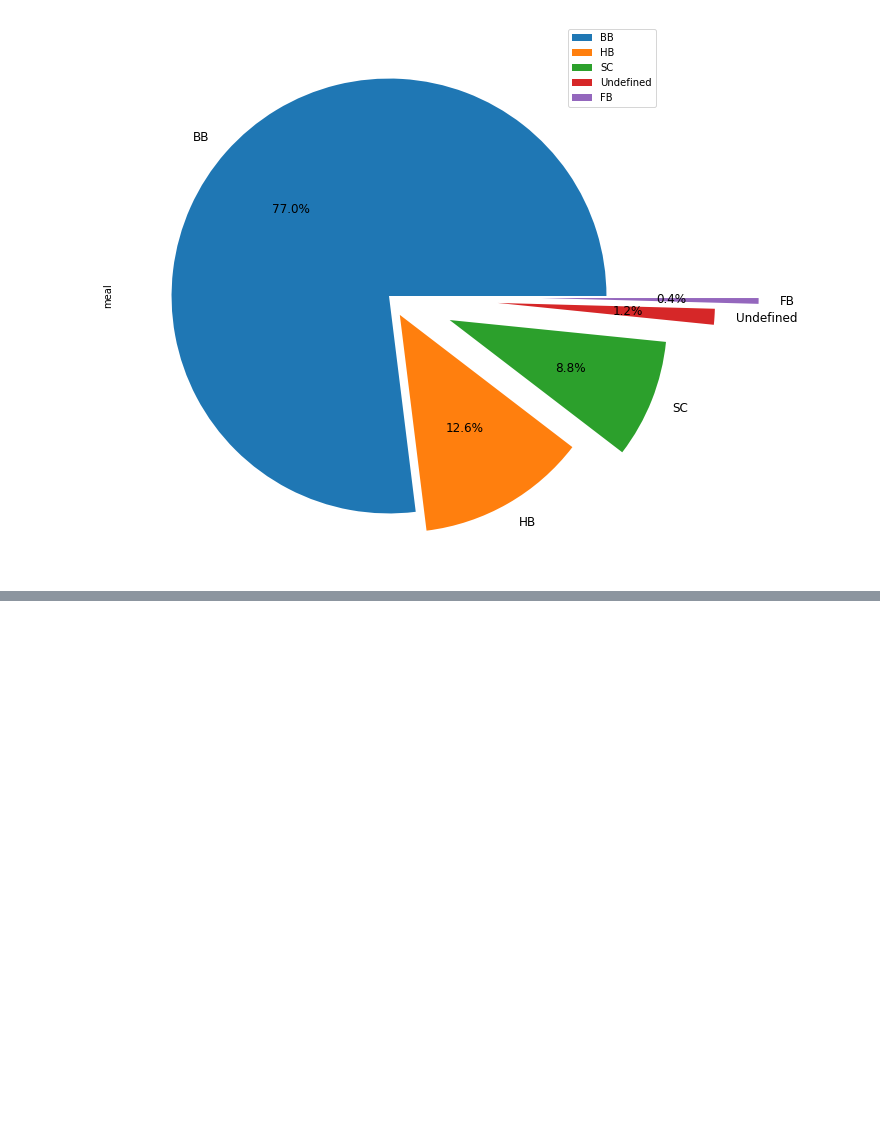
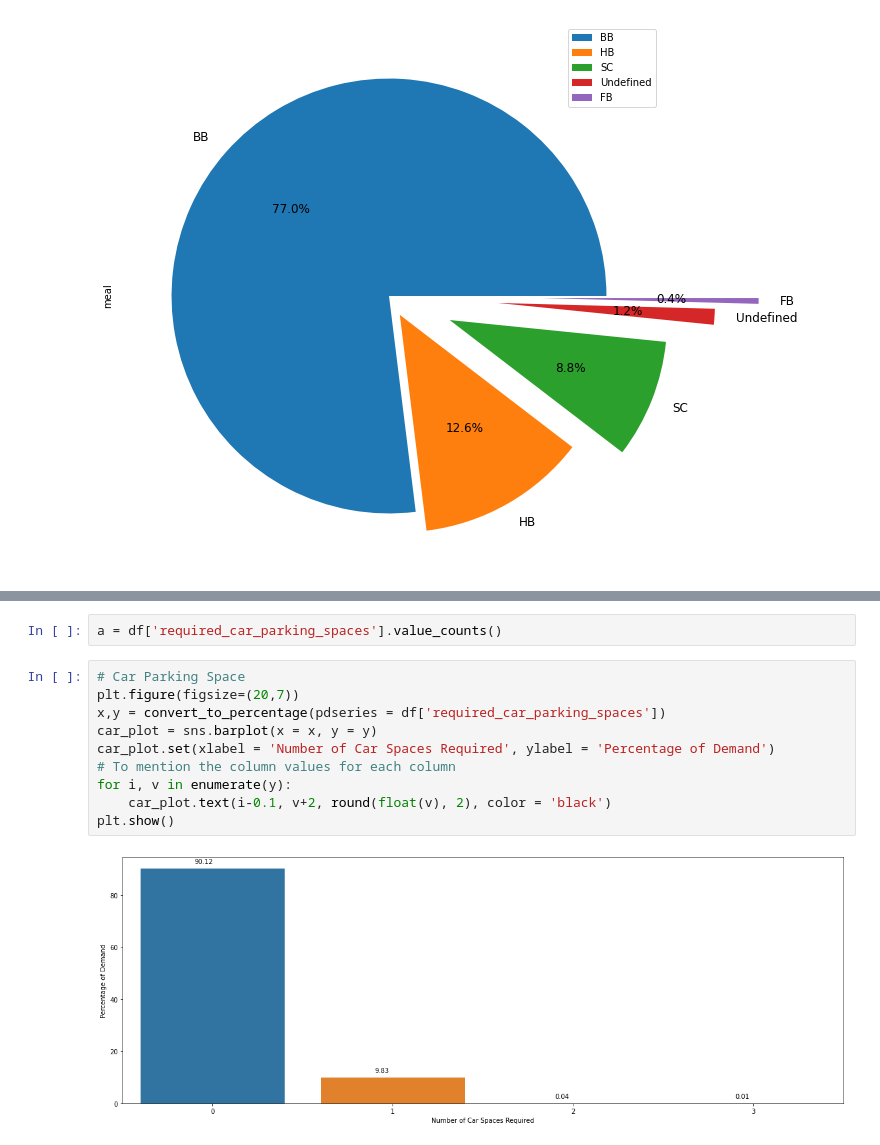
Before and after one commit to V-dit/EDA-hotel-booking-analysis, a Jupyter notebook: Hotel_Booking_Analysis_Final_File.ipynb, the cells around one changed output, grey strips where cells are left out. Drawn from its saved outputs; the diff is of its cells as text; blank space fills up the shorter version.

```diff
--- a/Hotel_Booking_Analysis_Final_File.ipynb
+++ b/Hotel_Booking_Analysis_Final_File.ipynb
@@ -671,0 +702,14 @@ plt.legend(loc='upper right')
+# %%
+a = df['required_car_parking_spaces'].value_counts()
+# %%
+# Car Parking Space
+plt.figure(figsize=(20,7))
+x,y = convert_to_percentage(pdseries = df['required_car_parking_spaces'])
+car_plot = sns.barplot(x = x, y = y)
+car_plot.set(xlabel = 'Number of Car Spaces Required', ylabel = 'Percentage of Demand')
+# To mention the column values for each column
+for i, v in enumerate(y):
+    car_plot.text(i-0.1, v+2, round(float(v), 2), color = 'black')
+plt.show()
+# %% [output]
+[figure, added]
```
Also changed, not shown: parts of 3 cells of this notebook.
